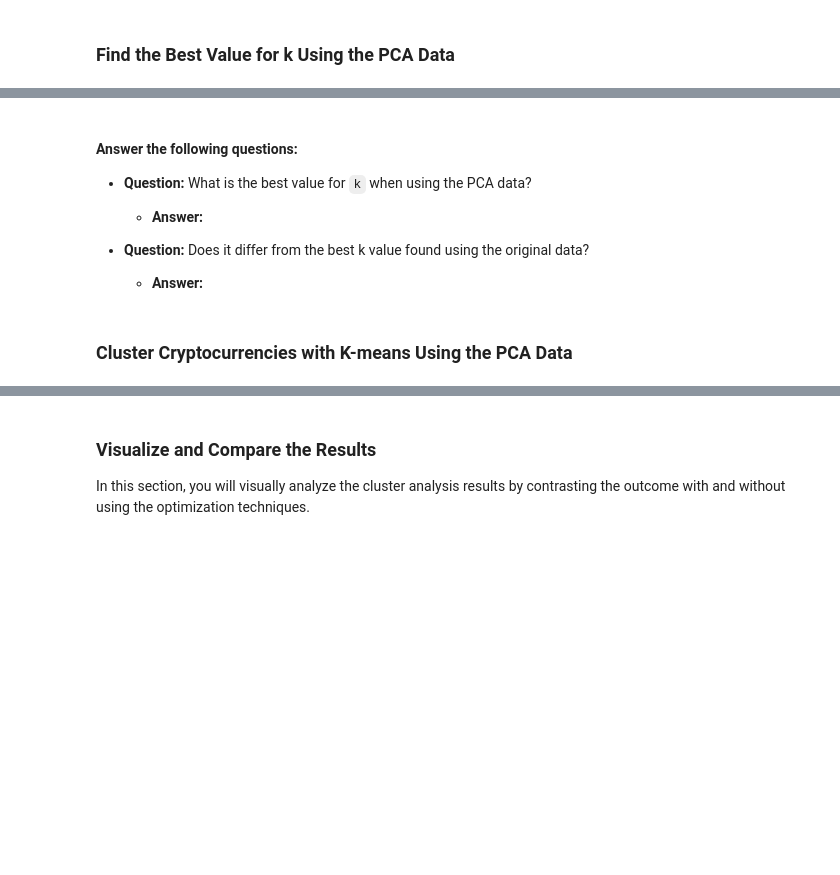
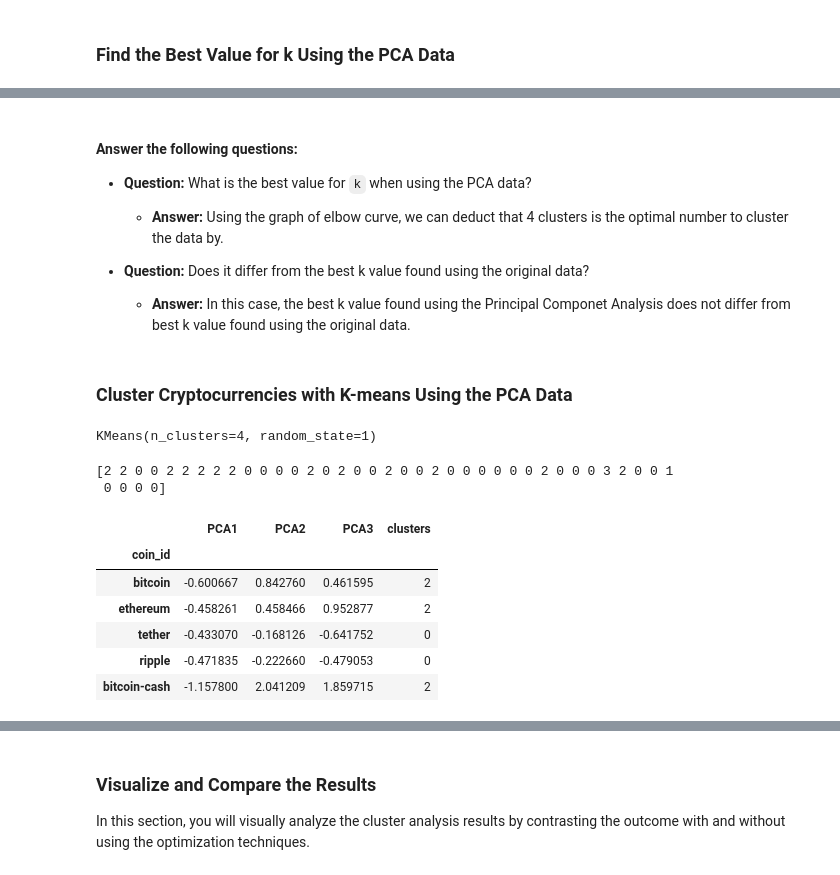
Before and after one commit to ericllorente1/CryptoClustering, a Jupyter notebook: Starter_Code/Crypto_Clustering.ipynb, the cells around one changed output, grey strips where cells are left out. Drawn from its saved outputs; the diff is of its cells as text; code cells hidden in the pictures; blank space fills up the shorter version.

Commit message:
finished analysis

```diff
--- a/Starter_Code/Crypto_Clustering.ipynb
+++ b/Starter_Code/Crypto_Clustering.ipynb
@@ -237,9 +290,12 @@ KMeans(n_clusters=10, random_state=1)
 # %%
 # Create an empty list to store the inertia values
-
-
+inertia_pca = []
 # Create a for loop to compute the inertia with each possible value of k
 # Inside the loop:
 # 1. Create a KMeans model using the loop counter for the n_clusters
 # 2. Fit the model to the data using `df_market_data_pca`
 # 3. Append the model.inertia_ to the inertia list
+for i in k_values_pca:
+    model = KMeans(n_clusters=i, random_state=1)
+    model.fit(bitcoin_pca_df)
+    inertia_pca.append(model.inertia_)
@@ -255,30 +333,50 @@ KMeans(n_clusters=10, random_state=1)
 
 * **Question:** What is the best value for `k` when using the PCA data?
 
-  * **Answer:**
+  * **Answer:** Using the graph of elbow curve, we can deduct that 4 clusters is the optimal number to cluster the data by.
 
 
 * **Question:** Does it differ from the best k value found using the original data?
 
-  * **Answer:**
+  * **Answer:** In this case, the best k value found using the Principal Componet Analysis does not differ from best k value found using the original data.
 # %% [markdown]
 ### Cluster Cryptocurrencies with K-means Using the PCA Data
 # %%
 # Initialize the K-Means model using the best value for k
+pca_kmodel = KMeans(n_clusters=4, random_state=1)
 # %%
 # Fit the K-Means model using the PCA data
+pca_kmodel.fit(bitcoin_pca_df)
+# %% [output]
+KMeans(n_clusters=4, random_state=1)
 # %%
 # Predict the clusters to group the cryptocurrencies using the PCA data
+cluster_predictions = pca_kmodel.predict(bitcoin_pca_df)
 
 # Print the resulting array of cluster values.
+print(cluster_predictions)
+# %% [output]
+[2 2 0 0 2 2 2 2 2 0 0 0 0 2 0 2 0 0 2 0 0 2 0 0 0 0 0 0 2 0 0 0 3 2 0 0 1
+ 0 0 0 0]
 # %%
 # Create a copy of the DataFrame with the PCA data
+pca_model_df = bitcoin_pca_df.copy()
+
 
 
 # Add a new column to the DataFrame with the predicted clusters
-
+pca_model_df['clusters'] = cluster_predictions
 
 # Display sample data
+pca_model_df.head()
+# %% [output]
+|  | PCA1 | PCA2 | PCA3 | clusters |
+| coin_id |  |  |  |  |
+| bitcoin | -0.600667 | 0.842760 | 0.461595 | 2 |
+| ethereum | -0.458261 | 0.458466 | 0.952877 | 2 |
+| tether | -0.433070 | -0.168126 | -0.641752 | 0 |
+| ripple | -0.471835 | -0.222660 | -0.479053 | 0 |
+| bitcoin-cash | -1.157800 | 2.041209 | 1.859715 | 2 |
 # %%
 # Create a scatter plot using hvPlot by setting
 # `x="PC1"` and `y="PC2"`.
```
Also changed, not shown: parts of 20 cells of this notebook, 1 other file.
